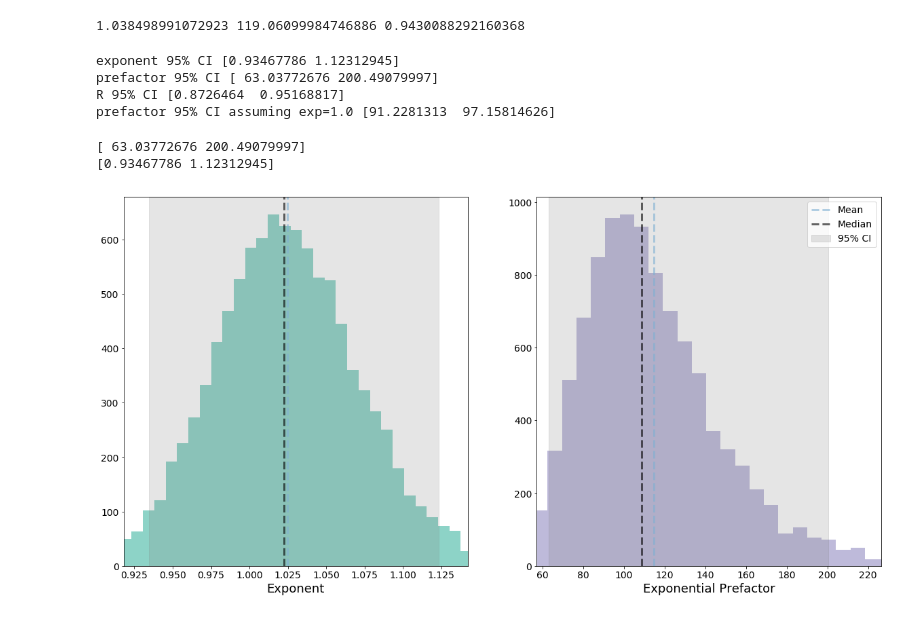
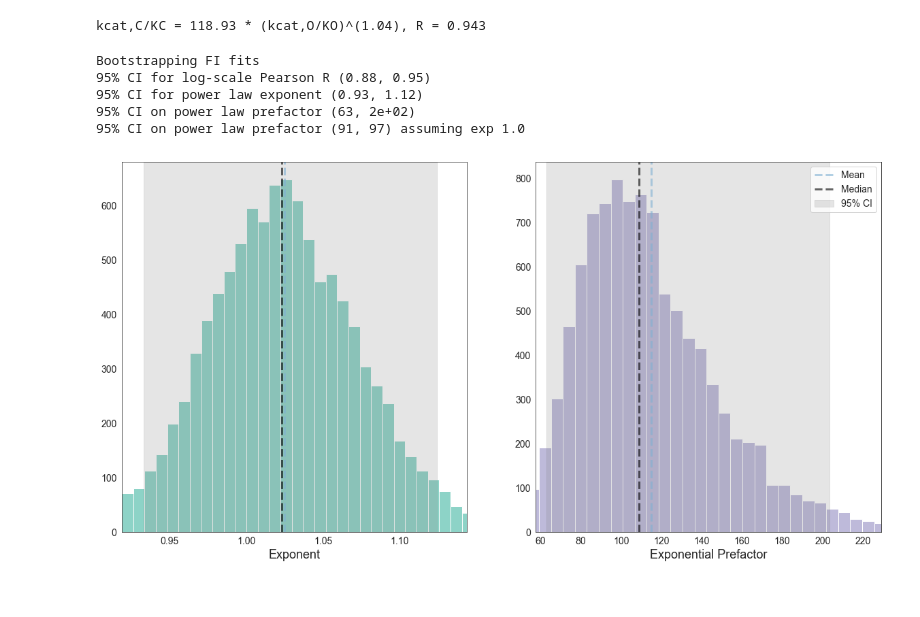
Before and after one commit to flamholz/rubisco, a Jupyter notebook: notebooks/Figure7 Mechanistic Proposal #2.ipynb, the cells around one changed output. Saved outputs shown, nothing was run; the diff lists cells and outputs as text; code cells hidden in the pictures.

```diff
--- a/notebooks/Figure7 Mechanistic Proposal #2.ipynb
+++ b/notebooks/Figure7 Mechanistic Proposal #2.ipynb
@@ -78,11 +247,10 @@ Spearman rank correlation R = 0.48, P = 0.058
 # %%
 # Regress on F1 data to get best fit.
-fIs = merged_kin_df[merged_kin_df.isoform == '1']
-kon_Os = np.log(fIs.kon_O)
-kon_Cs = np.log(fIs.kon_C)
+kon_Os = np.log(F1_data.kon_O)
+kon_Cs = np.log(F1_data.kon_C)
 
 exp_F1, pre_F1, r_F1 = power_laws.fit_power_law_odr(kon_Os, kon_Cs, unit_exp=False)
-print(exp_F1, pre_F1, r_F1)
+print('kcat,C/KC = %.2f * (kcat,O/KO)^(%.2f), R = %.3g' % (pre_F1, exp_F1, r_F1))
 # %% [output]
-1.038498991072923 119.06099984746886 0.9430088292160368
+kcat,C/KC = 118.93 * (kcat,O/KO)^(1.04), R = 0.943
 # %%
@@ -132,26 +301,26 @@ for _ in range(runs):
     prefactors_1.append(pre)
 # %%
 conf_range = [2.5, 97.5]
-pre_interval = np.percentile(prefactors, conf_range)
-exp_interval = np.percentile(exponents, conf_range)
-rs_interval = np.percentile(rvals, conf_range)
-pre1_interval = np.percentile(prefactors_1, conf_range)
+pre_low, pre_high = np.percentile(prefactors, conf_range)
+exp_low, exp_high = np.percentile(exponents, conf_range)
+r_low, r_high = np.percentile(rvals, conf_range)
+pre1_low, pre1_high = np.percentile(prefactors_1, conf_range)
 
-print('exponent 95% CI', exp_interval)
-print('prefactor 95% CI', pre_interval)
-print('R 95% CI', rs_interval)
-print('prefactor 95% CI assuming exp=1.0', pre1_interval)
+print('Bootstrapping FI fits')
+print('95%% CI for log-scale Pearson R (%.2f, %.2f)' % (r_low, r_high))
+print('95%% CI for power law exponent (%.2f, %.2f)' % (exp_low, exp_high))
+print('95%% CI on power law prefactor (%.2g, %.2g)' % (pre_low, pre_high))
+print('95%% CI on power law prefactor (%.2g, %.2g) assuming exp 1.0' % (pre1_low, pre1_high))
+
+# Uncomment to look at the distributions.
+power_laws.plot_bootstrapped_range(exponents, prefactors)
 # %% [output]
-exponent 95% CI [0.93467786 1.12312945]
-prefactor 95% CI [ 63.03772676 200.49079997]
-R 95% CI [0.8726464  0.95168817]
-prefactor 95% CI assuming exp=1.0 [91.2281313  97.15814626]
+Bootstrapping FI fits
+95% CI for log-scale Pearson R (0.88, 0.95)
+95% CI for power law exponent (0.93, 1.12)
+95% CI on power law prefactor (63, 2e+02)
+95% CI on power law prefactor (91, 97) assuming exp 1.0
+[figure, added]
-# %%
-power_laws.plot_bootstrapped_range(exponents, prefactors)
-# %% [output]
-[ 63.03772676 200.49079997]
-[0.93467786 1.12312945]
-[figure, removed]
 # %%
 # Regress on savir data to get previous fit.
 # NOTE: 1. Savir drops the FII Rubiscos for this fit, I think. Unclear from text if he dropped both or one.
```
Also changed, not shown: parts of 16 cells of this notebook, 27 other files.
